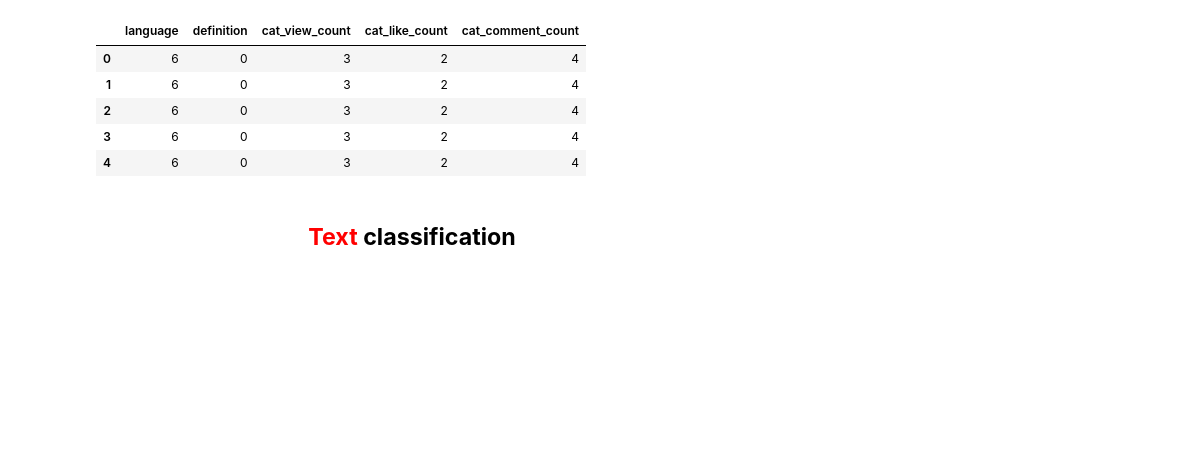
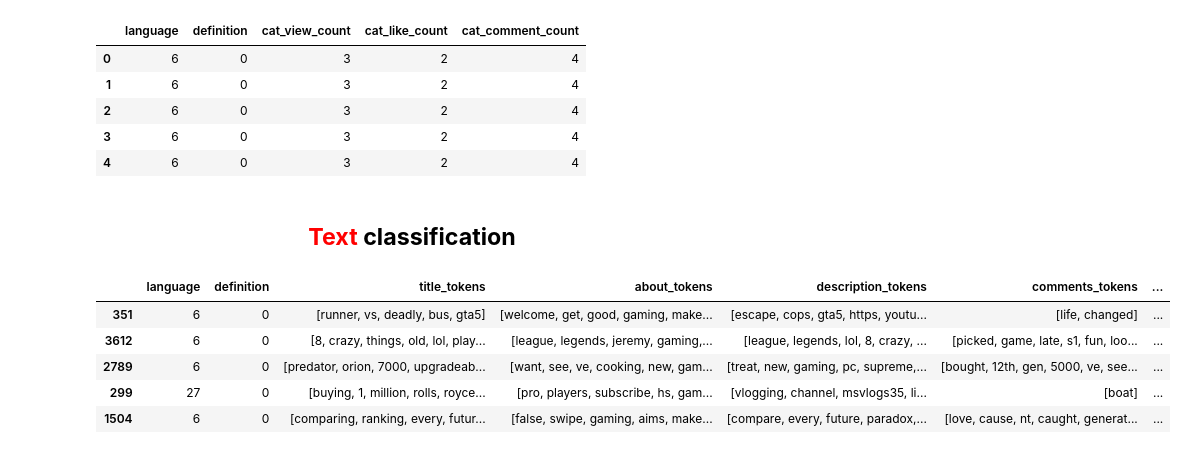
Before and after one commit to muabdalaleam/youtube-gaming-analysis, a Jupyter notebook: ML & NLP analysis/NLP analysis.ipynb, the cells around one changed output. Drawn from its saved outputs; the diff is of its cells as text; code cells hidden in the pictures; blank space fills up the shorter version.

Commit message:
WOrking on text classification with XGBoost

```diff
--- a/ML & NLP analysis/NLP analysis.ipynb
+++ b/ML & NLP analysis/NLP analysis.ipynb
@@ -284,3 +287,6 @@ df[["cat_view_count", "cat_comment_count", "cat_like_count",
+# %%
+for col in TEXT_COLUMNS:
+    df[f"{col}_length"] = df[col].str.len()
 # %% [markdown]
 ## <center><strong>Text visualiztion with<span style = "color: red"> WordCloud</span></strong></center>
 # %%
@@ -520,6 +526,17 @@ df[["language", "definition", "cat_view_count",
 ## <center><strong><span style = "color: red">Text</span> classification
 # %%
 X = df[["language", "definition", "title_tokens", "about_tokens",
-        "describtion_tokens", "comments_tokens", ""]]
+        "description_tokens", "comments_tokens", "comments_length",
+        "description_length", "about_length", "title_length",
+        "channelTitle_length"]]
 
 y = df[["cat_like_count", "cat_view_count", "cat_comment_count"]]
+
+X.sample(5)
+# %% [output]
+|  | language | definition | title_tokens | about_tokens | description_tokens | comments_tokens | ... |
+| 351 | 6 | 0 | [runner, vs, deadly, bus, gta5] | [welcome, get, good, gaming, make... | [escape, cops, gta5, https, youtu... | [life, changed] | ... |
+| 3612 | 6 | 0 | [8, crazy, things, old, lol, play... | [league, legends, jeremy, gaming,... | [league, legends, lol, 8, crazy, ... | [picked, game, late, s1, fun, loo... | ... |
+| 2789 | 6 | 0 | [predator, orion, 7000, upgradeab... | [want, see, ve, cooking, new, gam... | [treat, new, gaming, pc, supreme,... | [bought, 12th, gen, 5000, ve, see... | ... |
+| 299 | 27 | 0 | [buying, 1, million, rolls, royce... | [pro, players, subscribe, hs, gam... | [vlogging, channel, msvlogs35, li... | [boat] | ... |
+| 1504 | 6 | 0 | [comparing, ranking, every, futur... | [false, swipe, gaming, aims, make... | [compare, every, future, paradox,... | [love, cause, nt, caught, generat... | ... |
```
Also changed, not shown: parts of 9 cells of this notebook, 2 other files.
